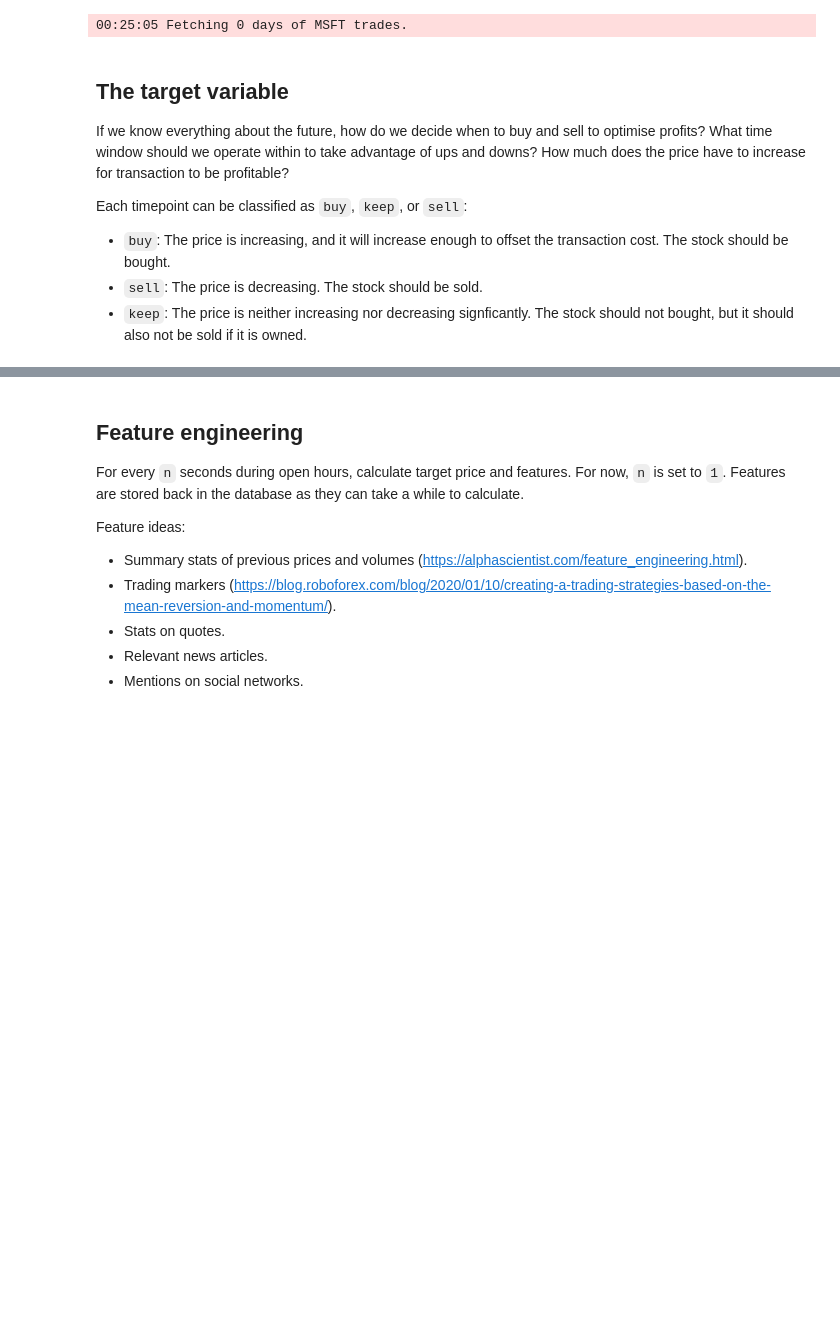
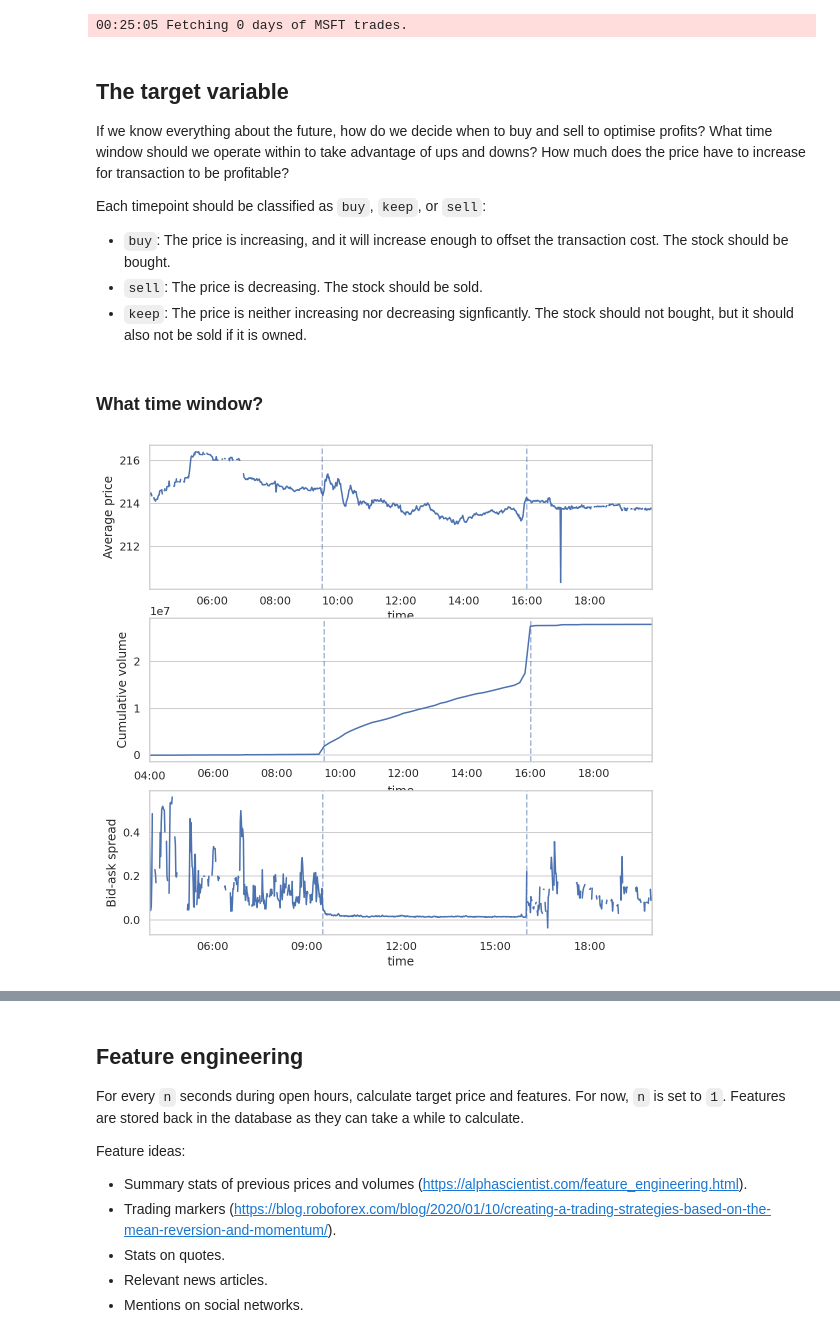
Before and after one commit to dwitvliet/project-stock-trading, a Jupyter notebook: stock_prediction.ipynb, the cells around one changed output, grey strips where cells are left out. Drawn from its saved outputs; the diff is of its cells as text; code cells hidden in the pictures; blank space fills up the shorter version.

```diff
--- a/stock_prediction.ipynb
+++ b/stock_prediction.ipynb
@@ -106,8 +112,38 @@ for date in dates_to_fetch:
 
 If we know everything about the future, how do we decide when to buy and sell to optimise profits? What time window should we operate within to take advantage of ups and downs? How much does the price have to increase for transaction to be profitable?
 
-Each timepoint can be classified as `buy`, `keep`, or `sell`:
+Each timepoint should be classified as `buy`, `keep`, or `sell`:
 
 - `buy`: The price is increasing, and it will increase enough to offset the transaction cost. The stock should be bought.
 - `sell`: The price is decreasing. The stock should be sold.
 - `keep`: The price is neither increasing nor decreasing signficantly. The stock should not bought, but it should also not be sold if it is owned.
+# %% [markdown]
+### What time window?
+# %%
+ticker = 'MSFT'
+date = datetime.date(2020, 12, 7)
+
+if date not in db.get_stored_dates('trades', ticker):
+    db.store_trades(ticker, date, api.get_daily_trades(ticker, date))
+if date not in db.get_stored_dates('quotes', ticker):
+    db.store_quotes(ticker, date, api.get_daily_quotes(ticker, date))
+
+trades = db.get_trades(ticker, date)
+quotes = db.get_quotes(ticker, date)
+# %%
+fig, axes = plt.subplots(3, 1, figsize=(9, 9))
+trades.groupby(pd.Grouper(key='time', freq='1min'))['price'].mean() \
+    .plot.line(ax=axes[0], ylabel='Average price')
+trades.groupby(pd.Grouper(key='time', freq='10min'))['volume'].sum().cumsum() \
+    .plot.line(ax=axes[1], ylabel='Cumulative volume')
+quotes['spread'] = quotes['ask_price'] - quotes['bid_price']
+quotes.groupby(pd.Grouper(key='time', freq='1min'))['spread'].mean() \
+    .plot.line(ax=axes[2], ylabel='Bid-ask spread')
+for ax in axes:
+    for time in [(9, 30), (16, 0)]:
+        ax.axvline(
+            datetime.datetime.combine(date, datetime.time(*time)),
+            linestyle='--', alpha=0.5
+        )
+# %% [output]
+[figure, added]
```
Also changed, not shown: parts of 5 cells of this notebook.
